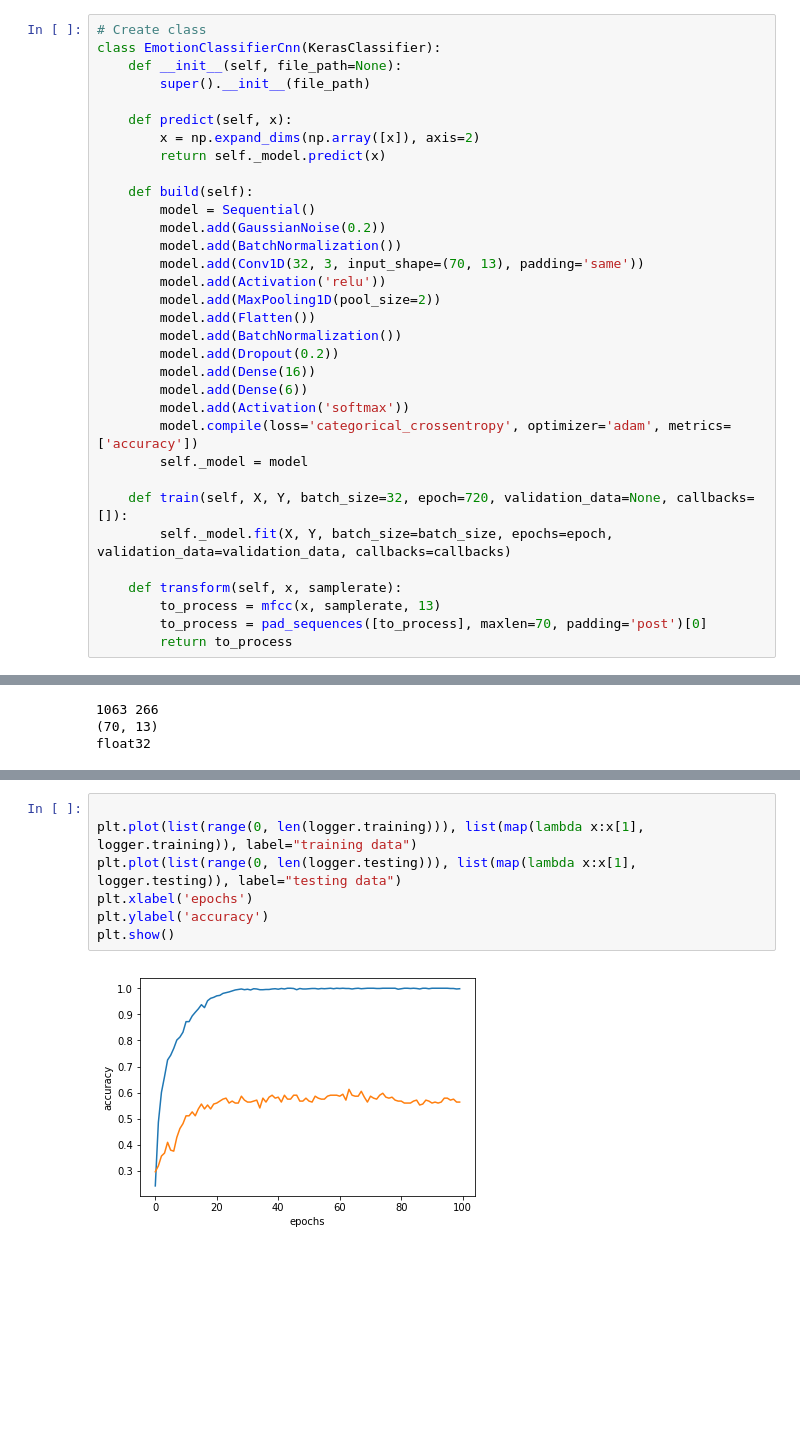
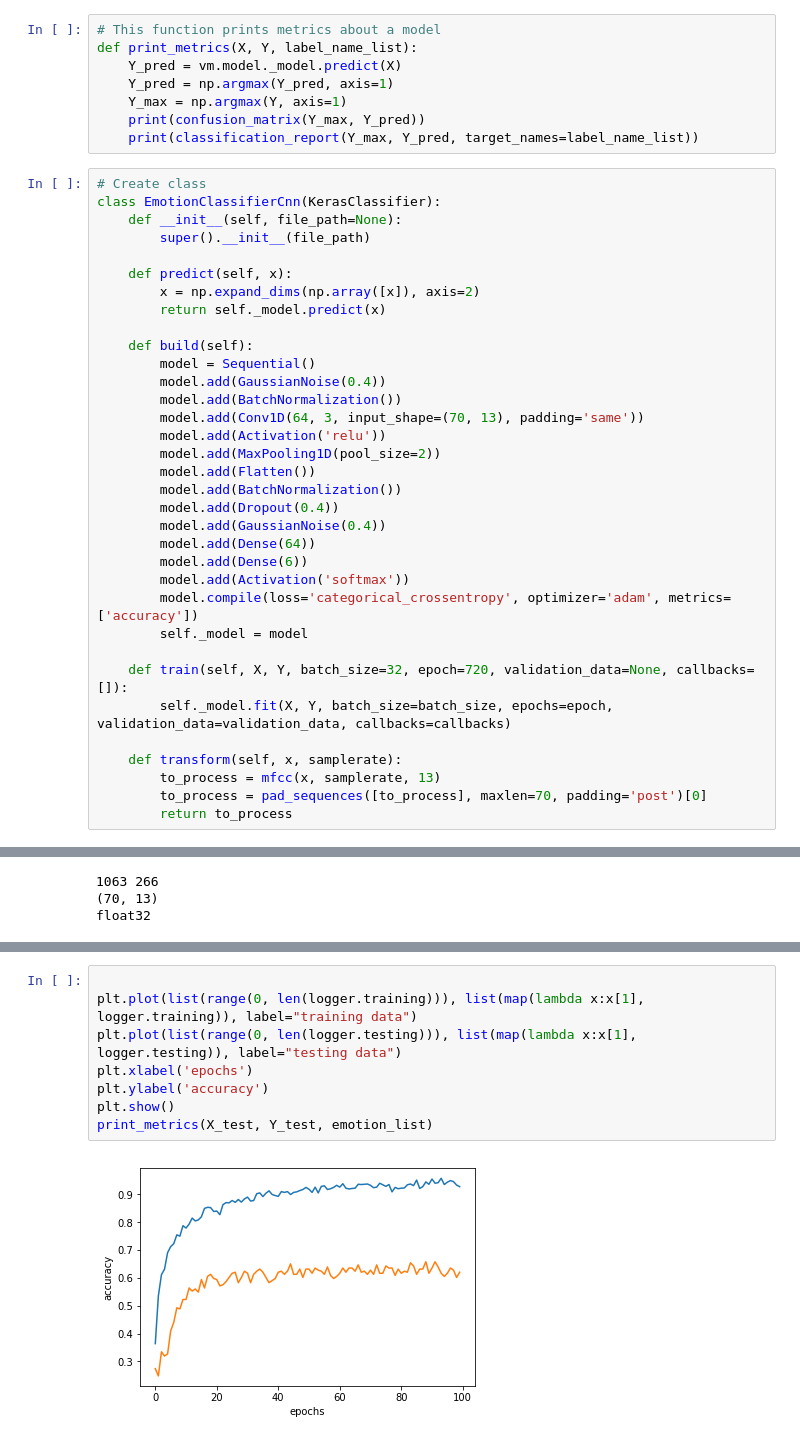
Before and after one commit to Faudil/sound-encoding-neural-network, a Jupyter notebook: Emotion_classifier_Cnn.ipynb, the cells around one changed output, grey strips where cells are left out. Saved outputs shown, nothing was run; the diff lists cells and outputs as text; blank space fills up the shorter version.

```diff
--- a/Emotion_classifier_Cnn.ipynb
+++ b/Emotion_classifier_Cnn.ipynb
@@ -53,6 +54,14 @@ class PerformanceLogger(Callback):
     def on_epoch_end(self, epoch, logs=None):
         self.training.append((logs["loss"], logs["acc"]))
         self.testing.append((logs["val_loss"], logs["val_acc"]))
+# %%
+# This function prints metrics about a model
+def print_metrics(X, Y, label_name_list):
+    Y_pred = vm.model._model.predict(X)
+    Y_pred = np.argmax(Y_pred, axis=1)
+    Y_max = np.argmax(Y, axis=1)
+    print(confusion_matrix(Y_max, Y_pred))
+    print(classification_report(Y_max, Y_pred, target_names=label_name_list))
 # %%
 # Create class
 class EmotionClassifierCnn(KerasClassifier):
@@ -65,15 +74,16 @@ class EmotionClassifierCnn(KerasClassifier):
 
     def build(self):
         model = Sequential()
-        model.add(GaussianNoise(0.2))
+        model.add(GaussianNoise(0.4))
         model.add(BatchNormalization())
-        model.add(Conv1D(32, 3, input_shape=(70, 13), padding='same'))
+        model.add(Conv1D(64, 3, input_shape=(70, 13), padding='same'))
         model.add(Activation('relu'))
         model.add(MaxPooling1D(pool_size=2))
         model.add(Flatten())
         model.add(BatchNormalization())
-        model.add(Dropout(0.2))
-        model.add(Dense(16))
+        model.add(Dropout(0.4))
+        model.add(GaussianNoise(0.4))
+        model.add(Dense(64))
         model.add(Dense(6))
         model.add(Activation('softmax'))
         model.compile(loss='categorical_crossentropy', optimizer='adam', metrics=['accuracy'])
@@ -160,9 +173,10 @@ Epoch 100/100
 # %%
 
 plt.plot(list(range(0, len(logger.training))), list(map(lambda x:x[1], logger.training)), label="training data")
 plt.plot(list(range(0, len(logger.testing))), list(map(lambda x:x[1], logger.testing)), label="testing data")
 plt.xlabel('epochs')
 plt.ylabel('accuracy')
 plt.show()
+print_metrics(X_test, Y_test, emotion_list)
 # %% [output]
-[figure, old version]
+[figure, new version]
```
Also changed, not shown: parts of 14 cells of this notebook, 5 other files.
